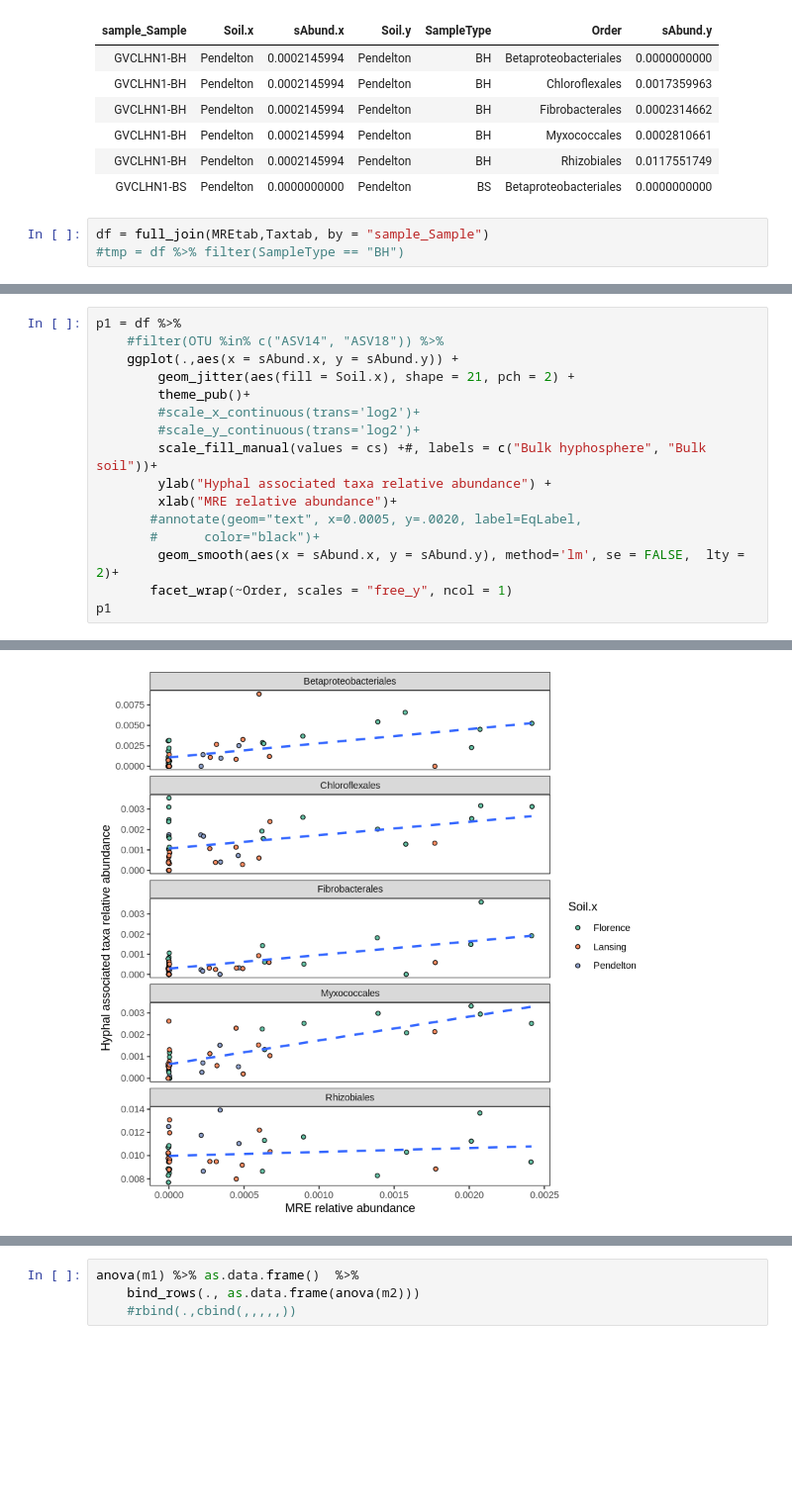
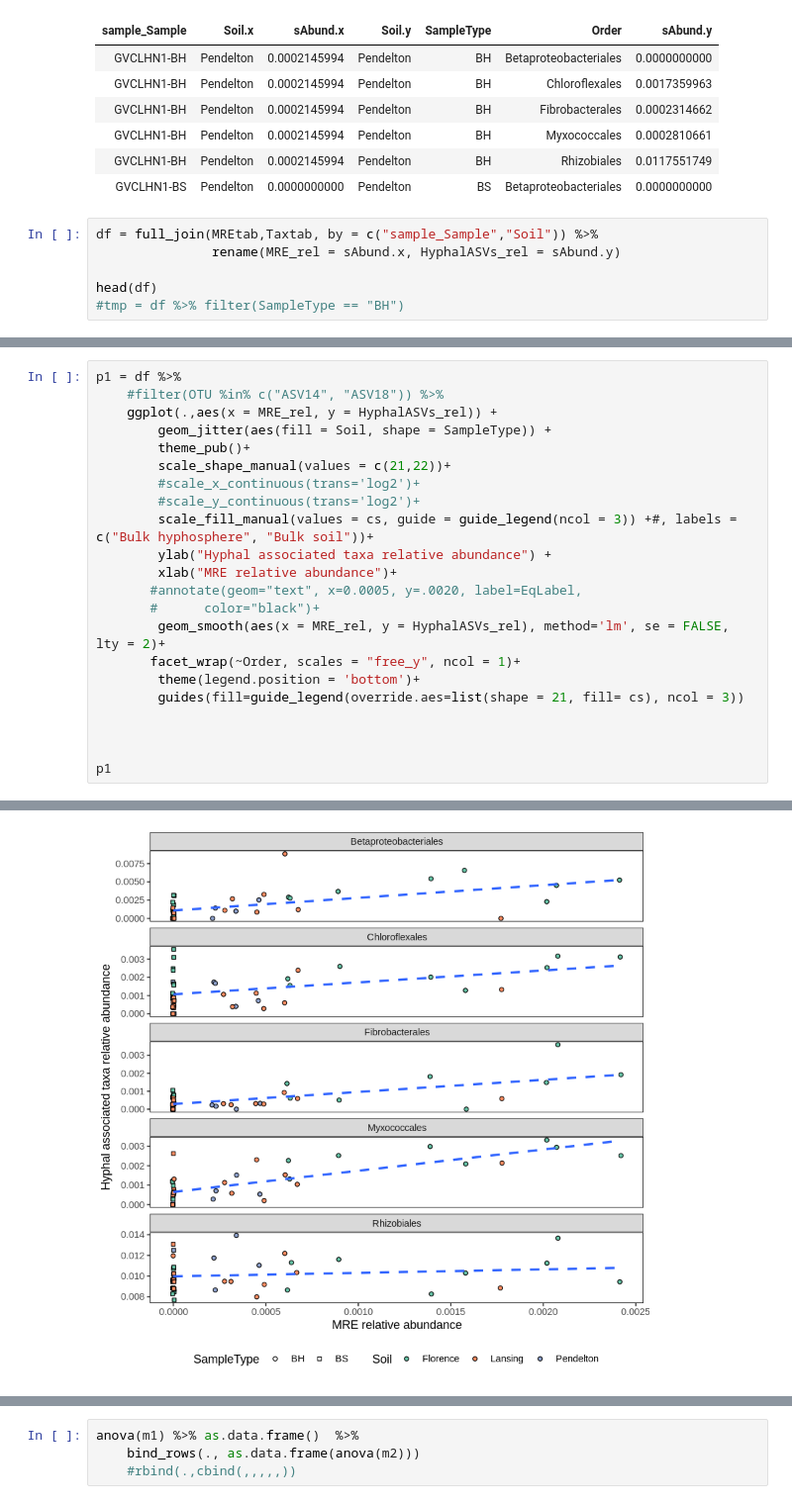
Before and after one commit to bdemmett/Hyphosphere, a Jupyter notebook: notebooks/MiSeqRuns/8-3EXP_DESeq2.ipynb, the cells around one changed output, grey strips where cells are left out. Shown at 99% size. Cells and saved outputs as stored; diff of their text form; blank space fills up the shorter version.

```diff
--- a/notebooks/MiSeqRuns/8-3EXP_DESeq2.ipynb
+++ b/notebooks/MiSeqRuns/8-3EXP_DESeq2.ipynb
@@ -1754,5 +1915,8 @@ head(df)
 | GVCLHN1-BH | Pendelton | 0.0002145994 | Pendelton | BH | Rhizobiales | 0.0117551749 |
 | GVCLHN1-BS | Pendelton | 0.0000000000 | Pendelton | BS | Betaproteobacteriales | 0.0000000000 |
 # %%
-df = full_join(MREtab,Taxtab, by = "sample_Sample")
+df = full_join(MREtab,Taxtab, by = c("sample_Sample","Soil")) %>%
+               rename(MRE_rel = sAbund.x, HyphalASVs_rel = sAbund.y)
+
+head(df)
 #tmp = df %>% filter(SampleType == "BH")
@@ -1759,17 +1931,23 @@ df = full_join(MREtab,Taxtab, by = "sample_Sample")
 # %%
 p1 = df %>%
     #filter(OTU %in% c("ASV14", "ASV18")) %>%
-    ggplot(.,aes(x = sAbund.x, y = sAbund.y)) +
-        geom_jitter(aes(fill = Soil.x), shape = 21, pch = 2) +
+    ggplot(.,aes(x = MRE_rel, y = HyphalASVs_rel)) +
+        geom_jitter(aes(fill = Soil, shape = SampleType)) +
         theme_pub()+
+        scale_shape_manual(values = c(21,22))+
         #scale_x_continuous(trans='log2')+
         #scale_y_continuous(trans='log2')+
-        scale_fill_manual(values = cs) +#, labels = c("Bulk hyphosphere", "Bulk soil"))+
+        scale_fill_manual(values = cs, guide = guide_legend(ncol = 3)) +#, labels = c("Bulk hyphosphere", "Bulk soil"))+
         ylab("Hyphal associated taxa relative abundance") +
         xlab("MRE relative abundance")+
        #annotate(geom="text", x=0.0005, y=.0020, label=EqLabel,
        #      color="black")+
-        geom_smooth(aes(x = sAbund.x, y = sAbund.y), method='lm', se = FALSE,  lty = 2)+
-       facet_wrap(~Order, scales = "free_y", ncol = 1)
+        geom_smooth(aes(x = MRE_rel, y = HyphalASVs_rel), method='lm', se = FALSE,  lty = 2)+
+       facet_wrap(~Order, scales = "free_y", ncol = 1)+
+        theme(legend.position = 'bottom')+
+        guides(fill=guide_legend(override.aes=list(shape = 21, fill= cs), ncol = 3))
+
+
+
 p1
 # %% [output]
@@ -1778,3 +1954,3 @@ Warning message:
-[figure, old version]
+[figure, new version]
 # %%
 tmp = df %>% filter(Order == "Betaproteobacteriales")
```
Also changed, not shown: parts of 30 cells of this notebook, 1 other file.
